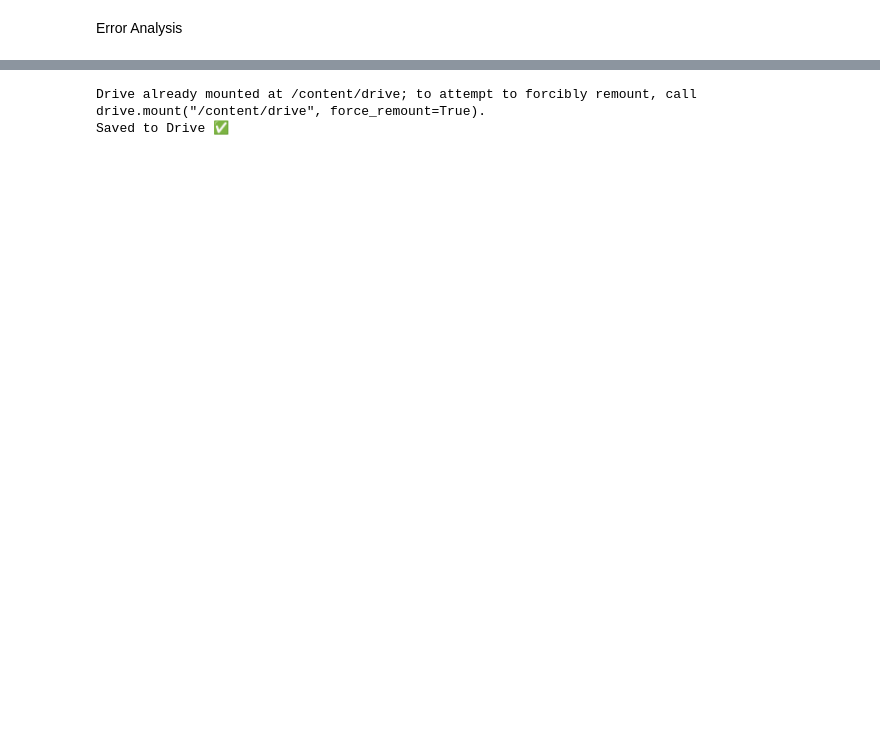
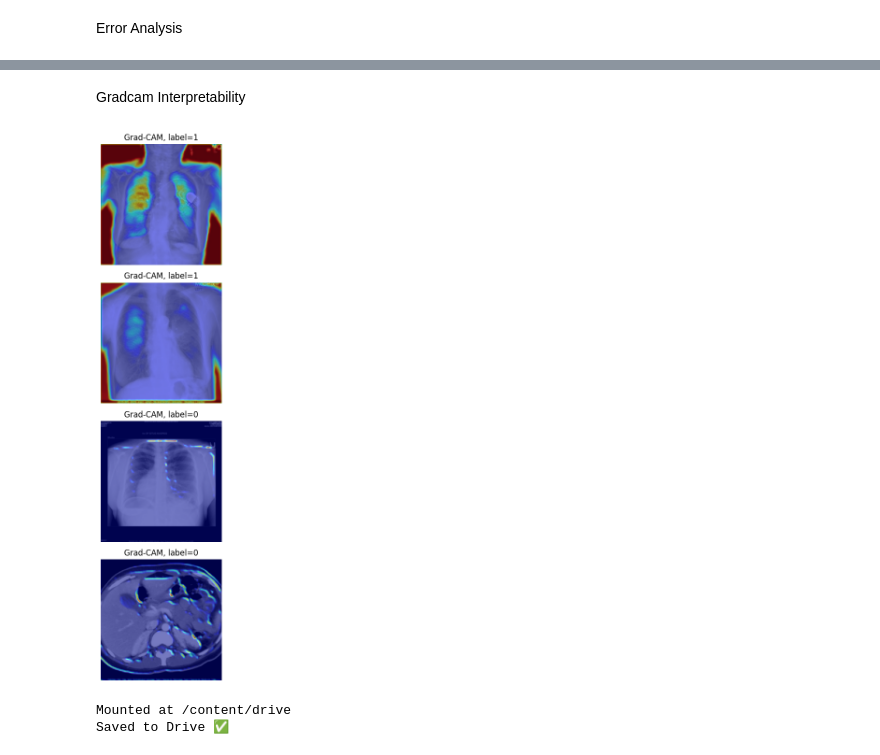
Before and after one commit to Naif-Ganadily/vqa-chest, a Jupyter notebook: notebooks/Baseline.ipynb, the cells around one changed output, grey strips where cells are left out. Drawn from its saved outputs; the diff is of its cells as text; code cells hidden in the pictures; blank space fills up the shorter version.

```diff
--- a/notebooks/Baseline.ipynb
+++ b/notebooks/Baseline.ipynb
@@ -398,16 +497,63 @@ Q: is the liver visible in the image?
+# %% [markdown]
+Gradcam Interpretability
+# %%
+model.eval()
+
+images, text_embs, labels = next(iter(test_loader))
+images    = images.to(device)
+text_embs = text_embs.to(device)
+
+class ImageTextWrapper(nn.Module):
+    def __init__(self, base_model, fixed_text_embeddings):
+        super().__init__()
+        self.base_model = base_model
+        self.fixed_text_embeddings = fixed_text_embeddings
+
+    def forward(self, x):
+        return self.base_model(x, self.fixed_text_embeddings)
+
+wrapped_model = ImageTextWrapper(model, text_embs)
+
+class BinaryClassifierTarget:
+    def __call__(self, model_output):
+        return model_output
+
+target_layers = [model.cnn[-3]]
+cam = GradCAM(model=wrapped_model, target_layers=target_layers)
+
+targets = [BinaryClassifierTarget() for _ in range(images.size(0))]
+grayscale_cams = cam(input_tensor=images, targets=targets)
+
+num_examples = 4
+
+plt.figure(figsize=(12, 3 * num_examples))
+for i in range(num_examples):
+    cam_map = grayscale_cams[i]
+    img_np  = images[i].detach().cpu().numpy().transpose(1, 2, 0)
+    img_np  = (img_np - img_np.min()) / (img_np.max() - img_np.min() + 1e-8)
+
+    vis = show_cam_on_image(img_np, cam_map, use_rgb=True)
+
+    plt.subplot(num_examples, 1, i + 1)
+    plt.imshow(vis)
+    plt.axis("off")
+    plt.title(f"Grad-CAM, label={labels[i].item()}")
+
+plt.tight_layout()
+plt.show()
+# %% [output]
+[figure, added]
 # %%
 from google.colab import drive
 drive.mount('/content/drive')
 
-import os
-
-BASE_DIR = "/content/drive/MyDrive/ml-project-example"
+BASE_DIR = "/content/drive/MyDrive/vqa-chest"
 os.makedirs(f"{BASE_DIR}/data/04-predictions", exist_ok=True)
 os.makedirs(f"{BASE_DIR}/data/05-models", exist_ok=True)
 
 pd.DataFrame({
-    "true_label":  all_labels,
-    "predicted":   all_preds,
+    "true_label": all_labels,
+    "predicted": all_preds,
     "probability": all_probs
 }).to_csv(f"{BASE_DIR}/data/04-predictions/baseline_test_predictions.csv", index=False)
 
@@ -415,5 +561,5 @@ torch.save(model.state_dict(), f"{BASE_DIR}/data/05-models/baseline_image_text_b
 
 print("Saved to Drive ✅")
 # %% [output]
-Drive already mounted at /content/drive; to attempt to forcibly remount, call drive.mount("/content/drive", force_remount=True).
+Mounted at /content/drive
 Saved to Drive ✅
```
Also changed, not shown: parts of 15 cells of this notebook, 5 other files.
